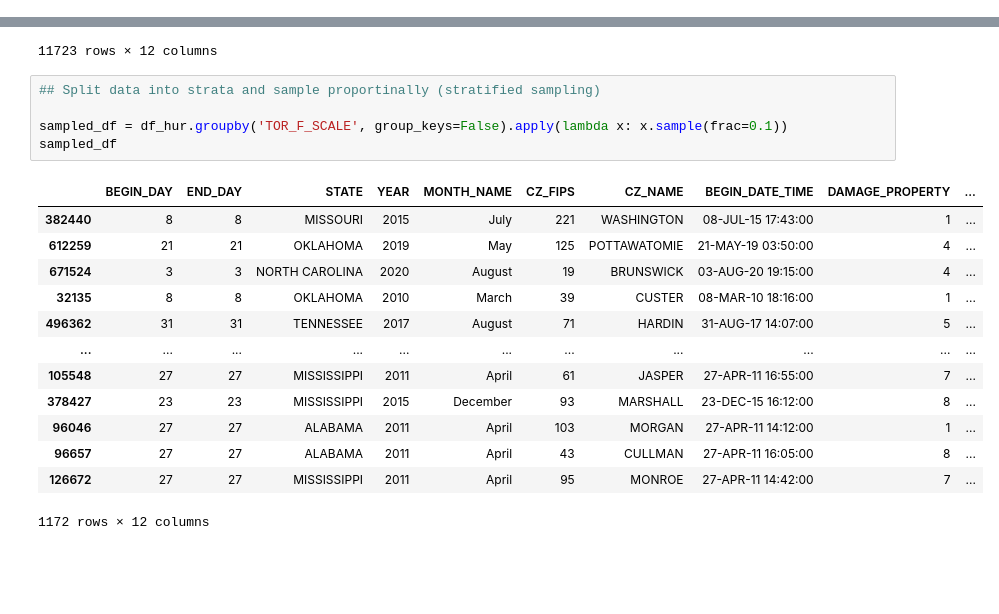
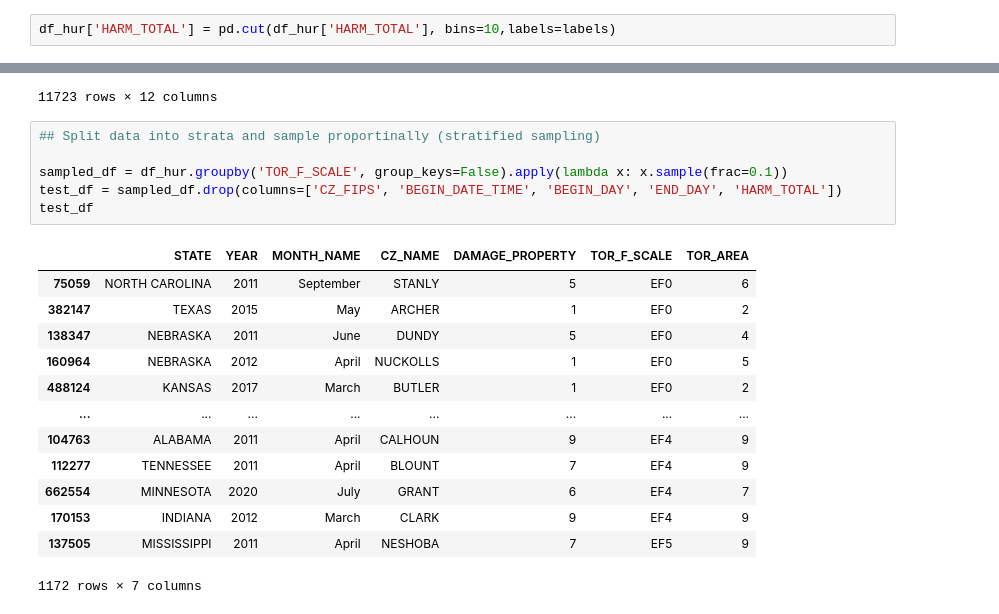
Before and after one commit to saiT1108/DS_project, a Jupyter notebook: main.ipynb, the cells around one changed output, grey strips where cells are left out. Saved outputs shown, nothing was run; the diff lists cells and outputs as text; blank space fills up the shorter version.

```diff
--- a/main.ipynb
+++ b/main.ipynb
@@ -206,6 +206,8 @@ labels = [1,2,3,4,5,6,7,8,9,10]
 df_hur['TOR_AREA'] = pd.cut(df_hur['TOR_AREA'], bins=10,labels=labels)
 # %% [output]
 [figure]
+# %%
+df_hur['HARM_TOTAL'] = pd.cut(df_hur['HARM_TOTAL'], bins=10,labels=labels)
 # %%
 df_hur
 # %% [output]
@@ -225,19 +227,20 @@ df_hur
 # %%
 ## Split data into strata and sample proportinally (stratified sampling)
 
 sampled_df = df_hur.groupby('TOR_F_SCALE', group_keys=False).apply(lambda x: x.sample(frac=0.1))
-sampled_df
+test_df = sampled_df.drop(columns=['CZ_FIPS', 'BEGIN_DATE_TIME', 'BEGIN_DAY', 'END_DAY', 'HARM_TOTAL'])
+test_df
 # %% [output]
-|  | BEGIN_DAY | END_DAY | STATE | YEAR | MONTH_NAME | CZ_FIPS | CZ_NAME | BEGIN_DATE_TIME | DAMAGE_PROPERTY | ... |
-| 382440 | 8 | 8 | MISSOURI | 2015 | July | 221 | WASHINGTON | 08-JUL-15 17:43:00 | 1 | ... |
-| 612259 | 21 | 21 | OKLAHOMA | 2019 | May | 125 | POTTAWATOMIE | 21-MAY-19 03:50:00 | 4 | ... |
-| 671524 | 3 | 3 | NORTH CAROLINA | 2020 | August | 19 | BRUNSWICK | 03-AUG-20 19:15:00 | 4 | ... |
-| 32135 | 8 | 8 | OKLAHOMA | 2010 | March | 39 | CUSTER | 08-MAR-10 18:16:00 | 1 | ... |
-| 496362 | 31 | 31 | TENNESSEE | 2017 | August | 71 | HARDIN | 31-AUG-17 14:07:00 | 5 | ... |
-| ... | ... | ... | ... | ... | ... | ... | ... | ... | ... | ... |
-| 105548 | 27 | 27 | MISSISSIPPI | 2011 | April | 61 | JASPER | 27-APR-11 16:55:00 | 7 | ... |
-| 378427 | 23 | 23 | MISSISSIPPI | 2015 | December | 93 | MARSHALL | 23-DEC-15 16:12:00 | 8 | ... |
-| 96046 | 27 | 27 | ALABAMA | 2011 | April | 103 | MORGAN | 27-APR-11 14:12:00 | 1 | ... |
-| 96657 | 27 | 27 | ALABAMA | 2011 | April | 43 | CULLMAN | 27-APR-11 16:05:00 | 8 | ... |
-| 126672 | 27 | 27 | MISSISSIPPI | 2011 | April | 95 | MONROE | 27-APR-11 14:42:00 | 7 | ... |
+|  | STATE | YEAR | MONTH_NAME | CZ_NAME | DAMAGE_PROPERTY | TOR_F_SCALE | TOR_AREA |
+| 75059 | NORTH CAROLINA | 2011 | September | STANLY | 5 | EF0 | 6 |
+| 382147 | TEXAS | 2015 | May | ARCHER | 1 | EF0 | 2 |
+| 138347 | NEBRASKA | 2011 | June | DUNDY | 5 | EF0 | 4 |
+| 160964 | NEBRASKA | 2012 | April | NUCKOLLS | 1 | EF0 | 5 |
+| 488124 | KANSAS | 2017 | March | BUTLER | 1 | EF0 | 2 |
+| ... | ... | ... | ... | ... | ... | ... | ... |
+| 104763 | ALABAMA | 2011 | April | CALHOUN | 9 | EF4 | 9 |
+| 112277 | TENNESSEE | 2011 | April | BLOUNT | 7 | EF4 | 9 |
+| 662554 | MINNESOTA | 2020 | July | GRANT | 6 | EF4 | 7 |
+| 170153 | INDIANA | 2012 | March | CLARK | 9 | EF4 | 9 |
+| 137505 | MISSISSIPPI | 2011 | April | NESHOBA | 7 | EF5 | 9 |
-1172 rows × 12 columns
+1172 rows × 7 columns
```
Also changed, not shown: parts of 2 cells of this notebook.
